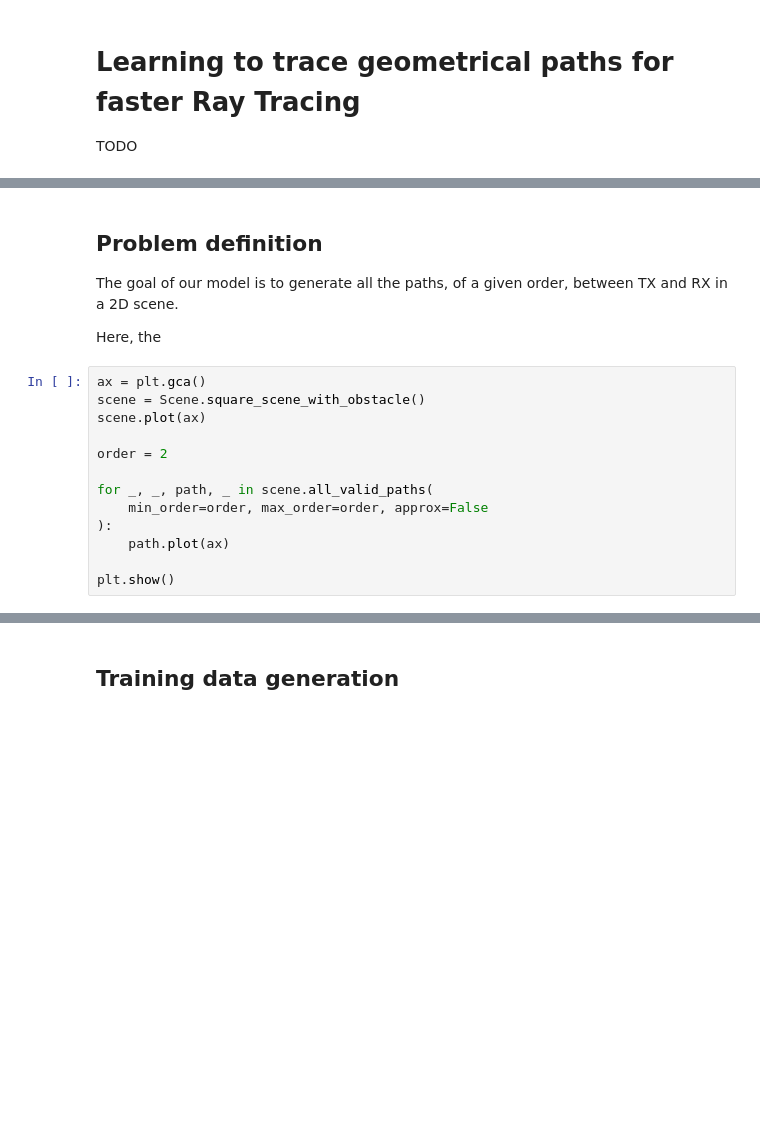
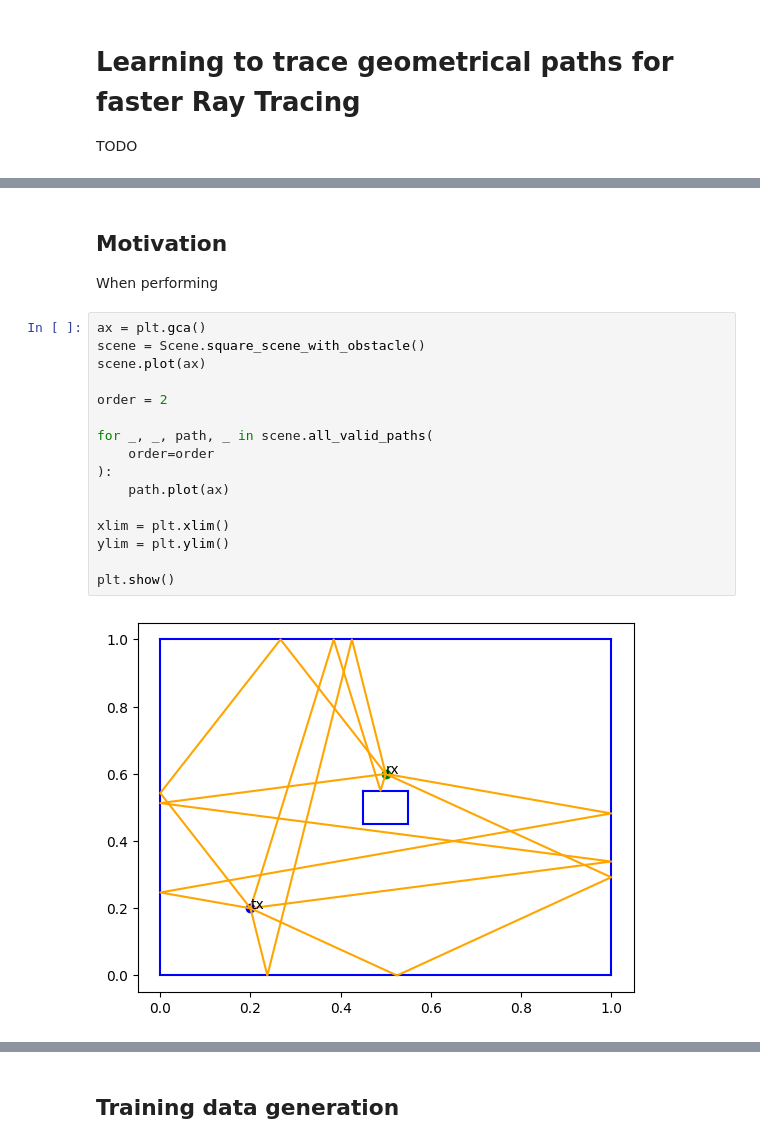
Before and after one commit to jeertmans/DiffeRT2d, a Jupyter notebook: docs/source/GFlowNet.ipynb, the cells around one changed output, grey strips where cells are left out. Cells and saved outputs as stored; diff of their text form; blank space fills up the shorter version.

```diff
--- a/docs/source/GFlowNet.ipynb
+++ b/docs/source/GFlowNet.ipynb
@@ -20,19 +23,22 @@ from differt2d.scene import Scene
 # %% [markdown]
-## Problem definition
+## Motivation
 
-The goal of our model is to generate all the paths, of a given order, between TX and RX in a 2D scene.
-
-Here, the
+When performing
 # %%
 ax = plt.gca()
 scene = Scene.square_scene_with_obstacle()
 scene.plot(ax)
 
 order = 2
 
 for _, _, path, _ in scene.all_valid_paths(
-    min_order=order, max_order=order, approx=False
+    order=order
 ):
     path.plot(ax)
 
+xlim = plt.xlim()
+ylim = plt.ylim()
+
 plt.show()
+# %% [output]
+[figure, added]
```
Also changed, not shown: parts of 16 cells of this notebook, 2 other files.
